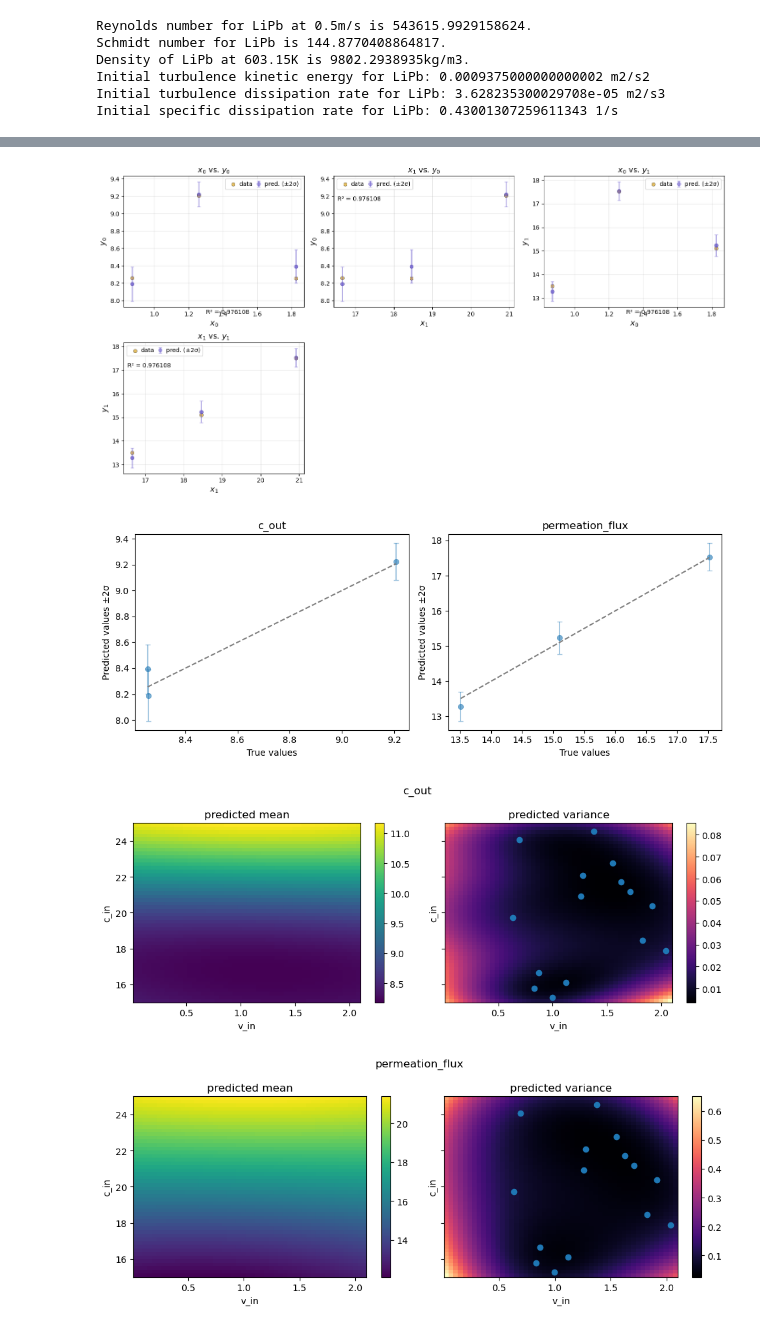
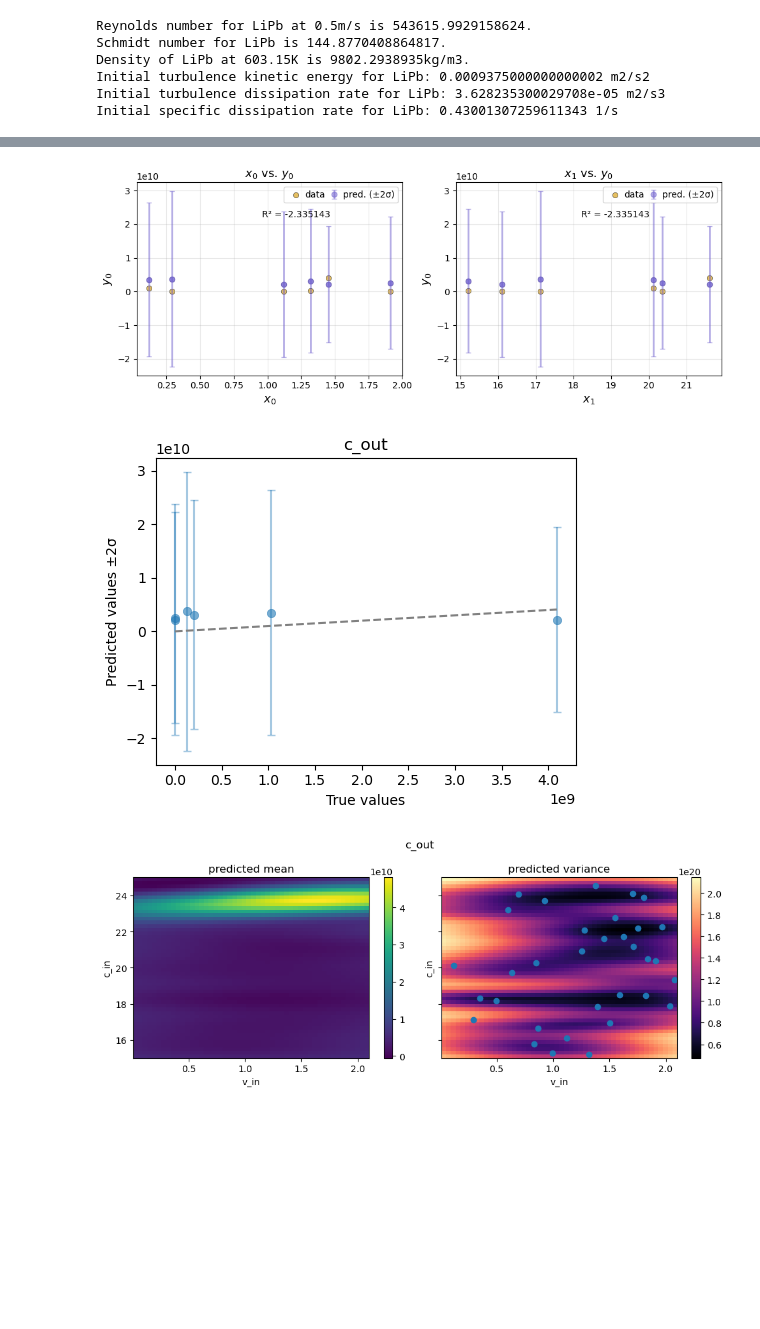
Before and after one commit to kaelyndunnell/Fusion-TES-Modeling, a Jupyter notebook: festim_scripts/run_and_analyze_emulator.ipynb, the cells around one changed output, grey strips where cells are left out. Drawn from its saved outputs; the diff is of its cells as text; code cells hidden in the pictures; blank space fills up the shorter version.

```diff
--- a/festim_scripts/run_and_analyze_emulator.ipynb
+++ b/festim_scripts/run_and_analyze_emulator.ipynb
@@ -20,14 +20,14 @@ simulator = FestimProblem(
         "v_in": (0.01, 2.1),
         "c_in": (np.log10(1e15), np.log10(1e25)),
     },  # ranges for each variable
-    output_names=["c_out", "permeation_flux"],
+    output_names=["c_out"],
 )
 # %%
 # load training data
 # TODO: make paths generic
 
-X = np.loadtxt("/home/kaelyn/Fusion-TES-Modeling/lipb_emulators/emulator_1/inputs_updated.csv", delimiter=",")
-Y = np.loadtxt("/home/kaelyn/Fusion-TES-Modeling/lipb_emulators/emulator_1/outputs.csv", delimiter=",")
+X = np.loadtxt("/home/kaelyn/Fusion-TES-Modeling/lipb_emulators/trained_emulator_1/trained_inputs.csv", delimiter=",")
+Y = np.loadtxt("/home/kaelyn/Fusion-TES-Modeling/lipb_emulators/trained_emulator_1/trained_outputs.csv", delimiter=",")
 # %%
 # train model
 
@@ -62,25 +62,24 @@ Model and metadata saved to:  lipb_emulators/emulator_1/GaussianProcessRBF_0_202
 # plotting
 ae.plot(emulator)
 # %% [output]
-[figure, old version]
+[figure, new version]
 # %%
 # plot predictions
 ae.plot_preds(emulator, output_names=simulator.output_names)
 # %% [output]
-[figure, old version]
+[figure, new version]
 # %%
 # plot mean and variance
-for i in range(2):
+for i in range(1):
     fig, axs = create_and_plot_slice(
         emulator.model,
         output_idx=i,
         parameters_range=simulator.parameters_range,
         quantile=0.5,
         param_pair=(0, 1),
     )
     plt.scatter(X[:, 0], X[:, 1])
     plt.suptitle(f"{simulator.output_names[i]}")
 # %% [output]
-[figure, old version]
+[figure, new version]
-[figure, removed]
 # %%
```
Also changed, not shown: parts of 8 cells of this notebook.
